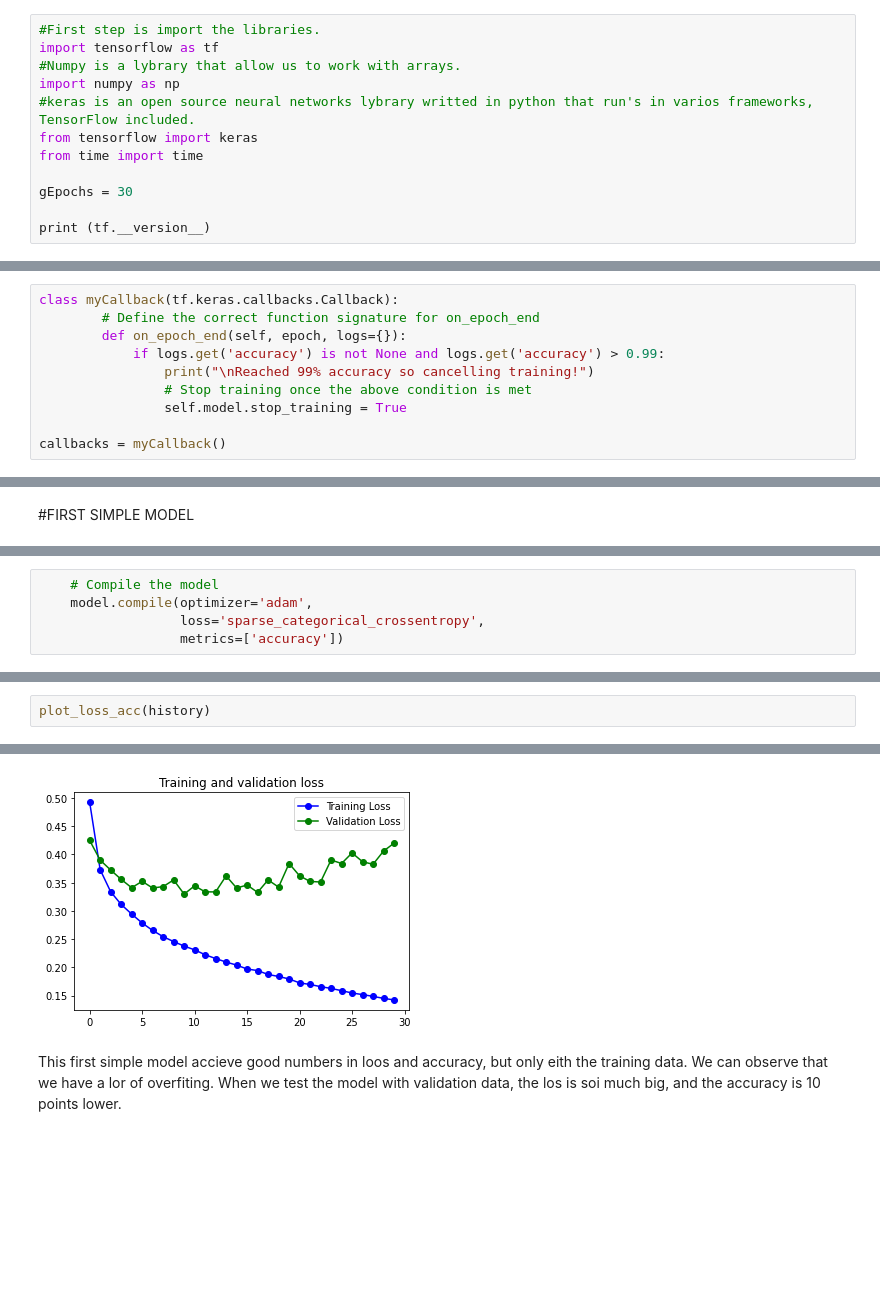
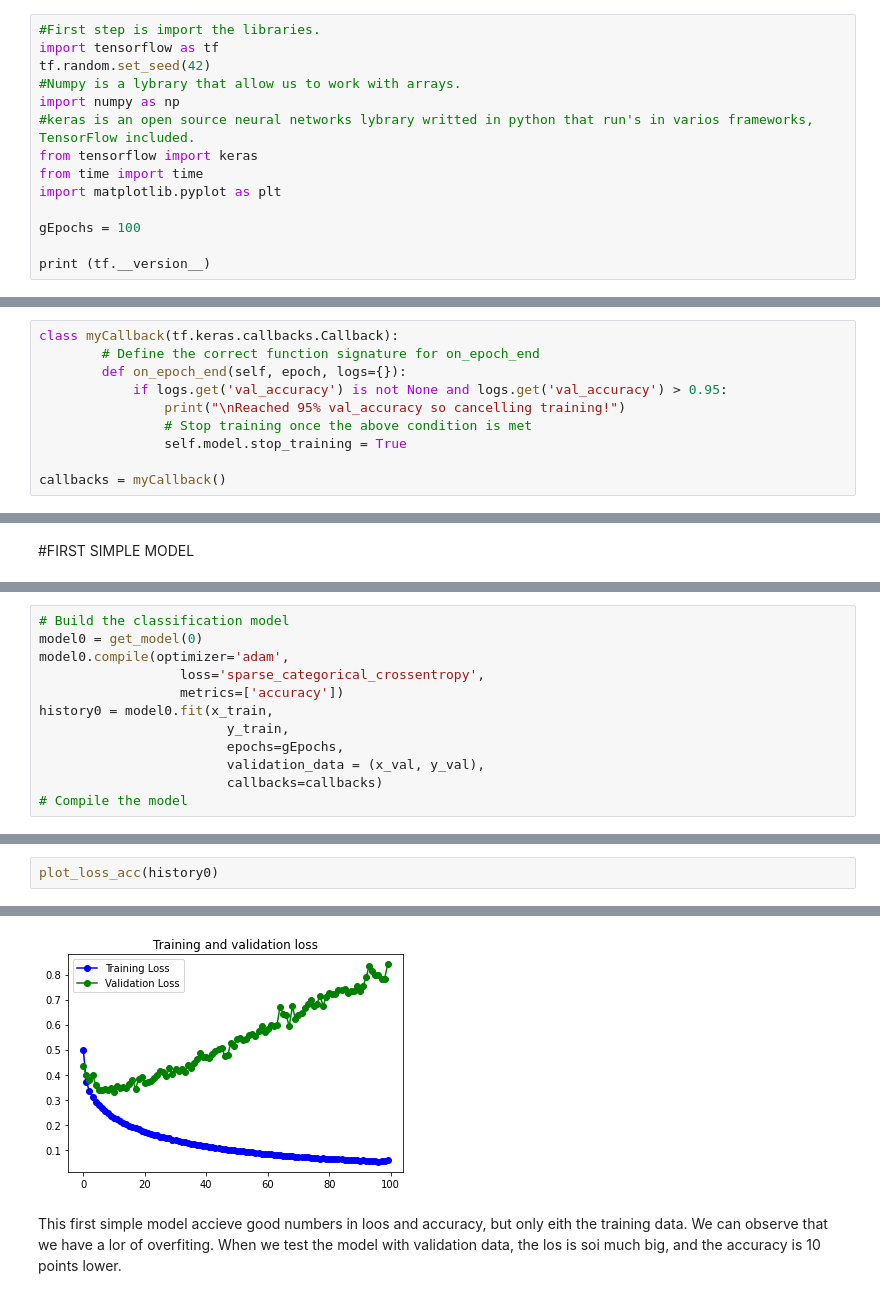
Before and after one commit to peremartra/TensorFlowCertification, a Jupyter notebook: ConvMNISTImage.ipynb, the cells around one changed output, grey strips where cells are left out. Cells and saved outputs as stored; diff of their text form; blank space fills up the shorter version.

Commit message:
Update ConvMNISTImage.ipynb
New model convolutional model mixing ,  mixing Normalization and MaxPooling layers.

All models trained for 100 epochs.

Seed at 42

```diff
--- a/ConvMNISTImage.ipynb
+++ b/ConvMNISTImage.ipynb
@@ -6,13 +8,15 @@ Using the MNIST dataset to prepare the Tensorflow Developer Certification by Goo
 # %%
 #First step is import the libraries.
 import tensorflow as tf
+tf.random.set_seed(42)
 #Numpy is a lybrary that allow us to work with arrays.
 import numpy as np
 #keras is an open source neural networks lybrary writted in python that run's in varios frameworks, TensorFlow included.
 from tensorflow import keras
 from time import time
+import matplotlib.pyplot as plt
 
-gEpochs = 30
+gEpochs = 100
 
 print (tf.__version__)
 # %% [output]
@@ -54,8 +96,8 @@ x_val = x_val / 255.0
 class myCallback(tf.keras.callbacks.Callback):
         # Define the correct function signature for on_epoch_end
         def on_epoch_end(self, epoch, logs={}):
-            if logs.get('accuracy') is not None and logs.get('accuracy') > 0.99:
-                print("\nReached 99% accuracy so cancelling training!")
+            if logs.get('val_accuracy') is not None and logs.get('val_accuracy') > 0.95:
+                print("\nReached 95% val_accuracy so cancelling training!")
                 # Stop training once the above condition is met
                 self.model.stop_training = True
 
@@ -70,5 +258,12 @@ model = tf.keras.models.Sequential([tf.keras.layers.Flatten(input_shape=[28, 28]
 # %%
-    # Compile the model
-    model.compile(optimizer='adam',
+# Build the classification model
+model0 = get_model(0)
+model0.compile(optimizer='adam',
                   loss='sparse_categorical_crossentropy',
                   metrics=['accuracy'])
+history0 = model0.fit(x_train,
+                        y_train,
+                        epochs=gEpochs,
+                        validation_data = (x_val, y_val),
+                        callbacks=callbacks)
+# Compile the model
@@ -103,3 +288,3 @@ Epoch 30/30
 # %%
-plot_loss_acc(history)
+plot_loss_acc(history0)
 # %% [output]
@@ -107,4 +292,4 @@ plot_loss_acc(history)
-[figure, old version]
+[figure, new version]
 # %% [markdown]
 This first simple model accieve good numbers in loos and accuracy, but only eith the training data. We can observe that we have a lor of overfiting.
 When we test the model with validation data, the los is soi much big, and the accuracy is 10 points lower.
```
Also changed, not shown: parts of 59 cells of this notebook.
